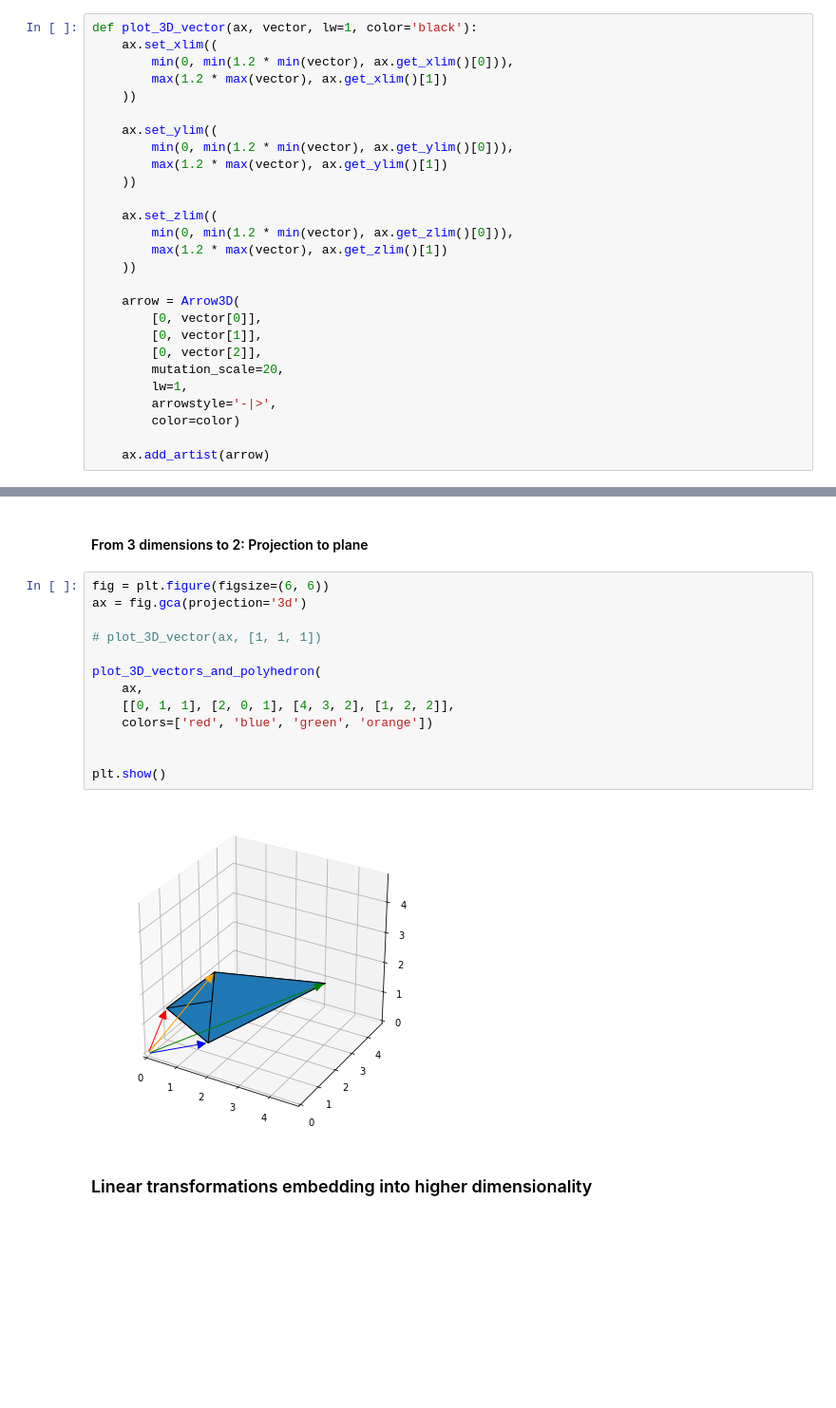
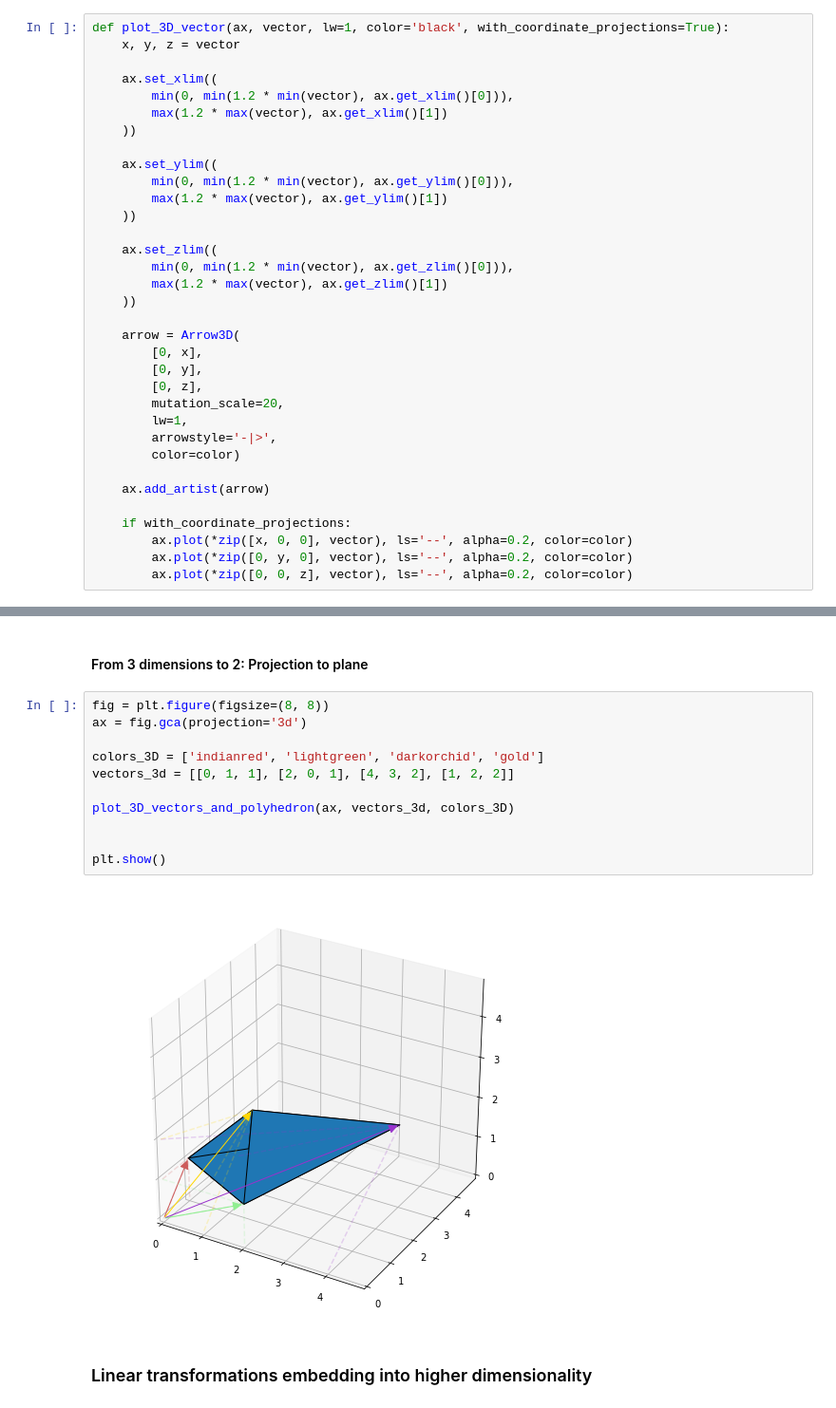
Before and after one commit to koulakis/interactive-math-for-data-science, a Jupyter notebook: linear_algebra.ipynb, the cells around one changed output, grey strips where cells are left out. Shown at 95% size. Saved outputs shown, nothing was run; the diff lists cells and outputs as text; blank space fills up the shorter version.

Commit message:
3d projections of vectors.

```diff
--- a/linear_algebra.ipynb
+++ b/linear_algebra.ipynb
@@ -73,7 +73,9 @@ class Arrow3D(FancyArrowPatch):
         self.set_positions((xs[0],ys[0]),(xs[1],ys[1]))
         FancyArrowPatch.draw(self, renderer)
 # %%
-def plot_3D_vector(ax, vector, lw=1, color='black'):
+def plot_3D_vector(ax, vector, lw=1, color='black', with_coordinate_projections=True):
+    x, y, z = vector
+
     ax.set_xlim((
         min(0, min(1.2 * min(vector), ax.get_xlim()[0])),
         max(1.2 * max(vector), ax.get_xlim()[1])
@@ -90,15 +92,20 @@ def plot_3D_vector(ax, vector, lw=1, color='black'):
     ))
 
     arrow = Arrow3D(
-        [0, vector[0]],
-        [0, vector[1]],
-        [0, vector[2]],
+        [0, x],
+        [0, y],
+        [0, z],
         mutation_scale=20,
         lw=1,
         arrowstyle='-|>',
         color=color)
 
     ax.add_artist(arrow)
+
+    if with_coordinate_projections:
+        ax.plot(*zip([x, 0, 0], vector), ls='--', alpha=0.2, color=color)
+        ax.plot(*zip([0, y, 0], vector), ls='--', alpha=0.2, color=color)
+        ax.plot(*zip([0, 0, z], vector), ls='--', alpha=0.2, color=color)
 # %%
 def plot_3D_vectors_and_polyhedron(ax, vectors, colors):
     for vector, color in zip(vectors, colors):
@@ -556,20 +563,18 @@ plt.show()
 # %% [markdown]
 #### From 3 dimensions to 2: Projection to plane
 # %%
-fig = plt.figure(figsize=(6, 6))
+fig = plt.figure(figsize=(8, 8))
 ax = fig.gca(projection='3d')
 
-# plot_3D_vector(ax, [1, 1, 1])
+colors_3D = ['indianred', 'lightgreen', 'darkorchid', 'gold']
+vectors_3d = [[0, 1, 1], [2, 0, 1], [4, 3, 2], [1, 2, 2]]
 
-plot_3D_vectors_and_polyhedron(
-    ax,
-    [[0, 1, 1], [2, 0, 1], [4, 3, 2], [1, 2, 2]],
-    colors=['red', 'blue', 'green', 'orange'])
+plot_3D_vectors_and_polyhedron(ax, vectors_3d, colors_3D)
 
 
 plt.show()
 # %% [output]
-[figure, old version]
+[figure, new version]
 # %% [markdown]
 ### Linear transformations embedding into higher dimensionality
 # %% [markdown]
```
